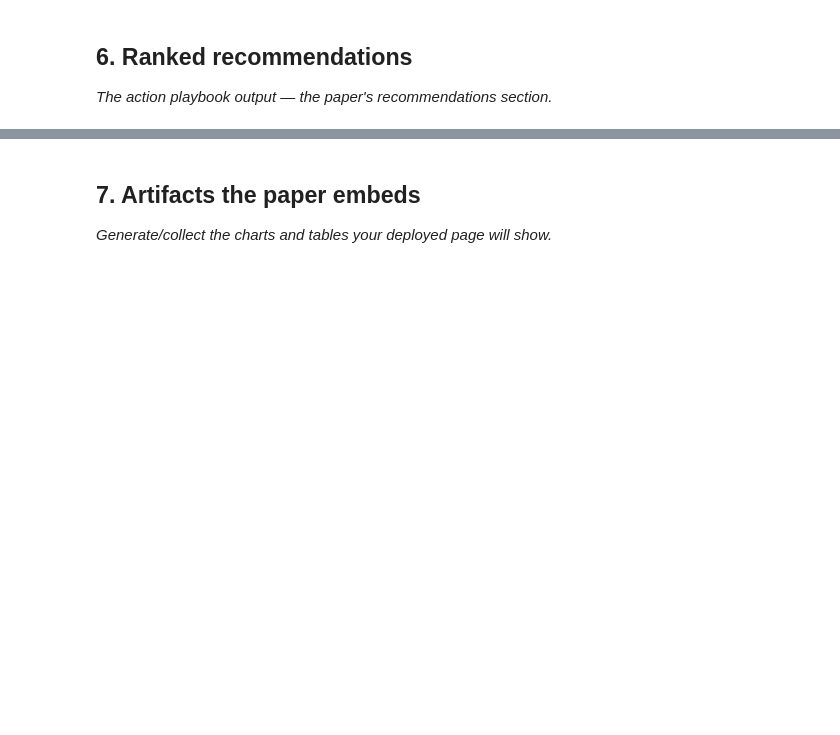
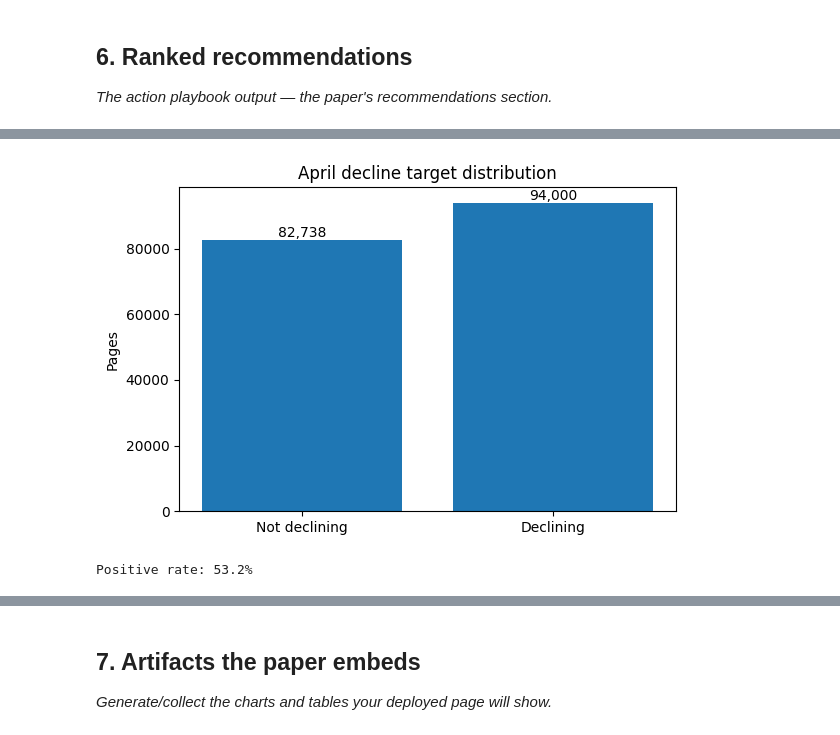
Before and after one commit to hussaintinwala2/Flyrank, a Jupyter notebook: work/notebooks/capstone.ipynb, the cells around one changed output, grey strips where cells are left out. Cells and saved outputs as stored; diff of their text form; code cells hidden in the pictures; blank space fills up the shorter version.

```diff
--- a/work/notebooks/capstone.ipynb
+++ b/work/notebooks/capstone.ipynb
@@ -663,0 +853,41 @@ The result is directional and decision-support oriented; it does not establish t
+# %%
+# ============================================================
+# Artifact 3 — Target distribution
+# ============================================================
+
+target_counts = (
+    model_data["is_declining"]
+    .value_counts()
+    .sort_index()
+)
+
+target_labels = ["Not declining", "Declining"]
+
+plt.figure(figsize=(6, 4))
+
+plt.bar(
+    target_labels,
+    target_counts.values
+)
+
+plt.ylabel("Pages")
+plt.title("April decline target distribution")
+
+for i, value in enumerate(target_counts.values):
+    plt.text(
+        i,
+        value + max(target_counts.values) * 0.01,
+        f"{value:,}",
+        ha="center"
+    )
+
+plt.tight_layout()
+plt.show()
+
+print(
+    f"Positive rate: "
+    f"{model_data['is_declining'].mean():.1%}"
+)
+# %% [output]
+[figure, added]
+Positive rate: 53.2%
```
Also changed, not shown: parts of 10 cells of this notebook.
